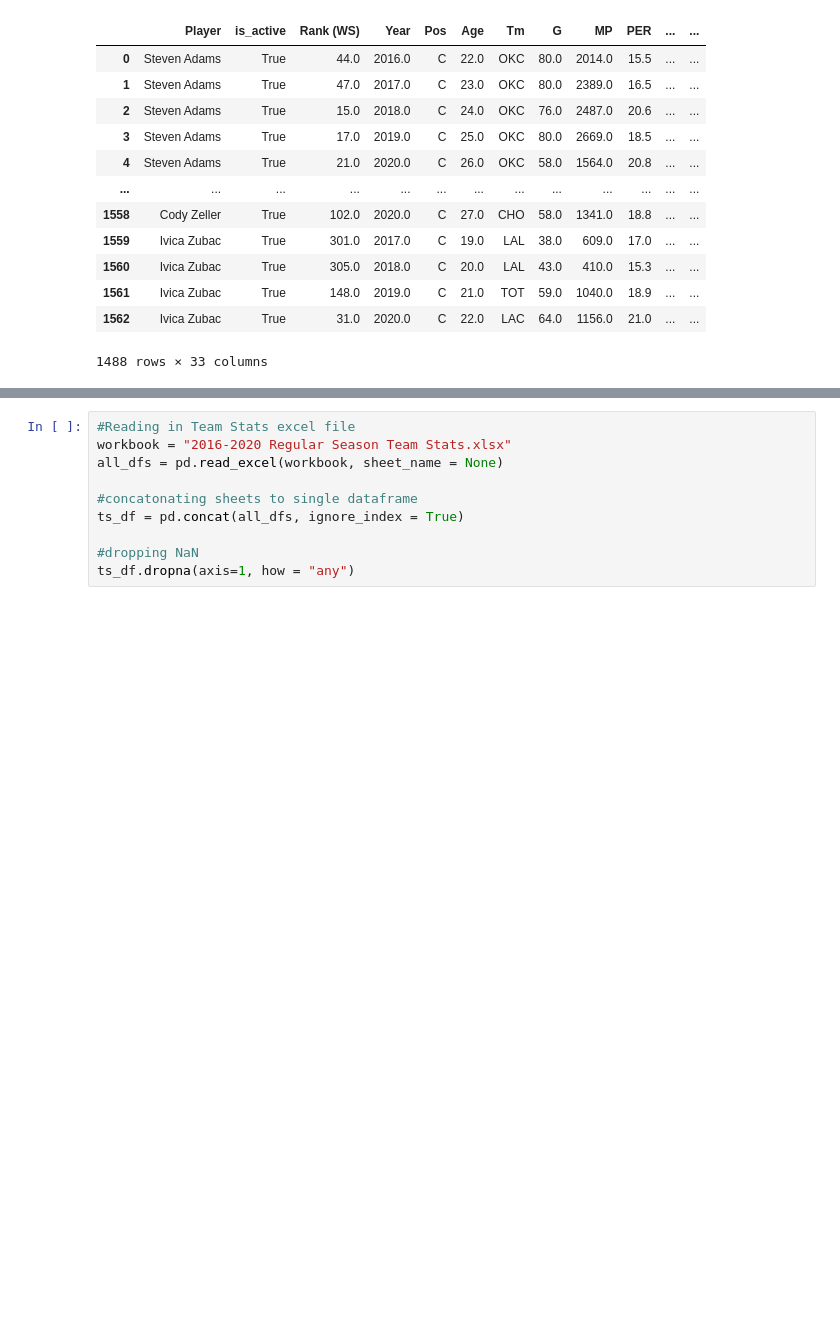
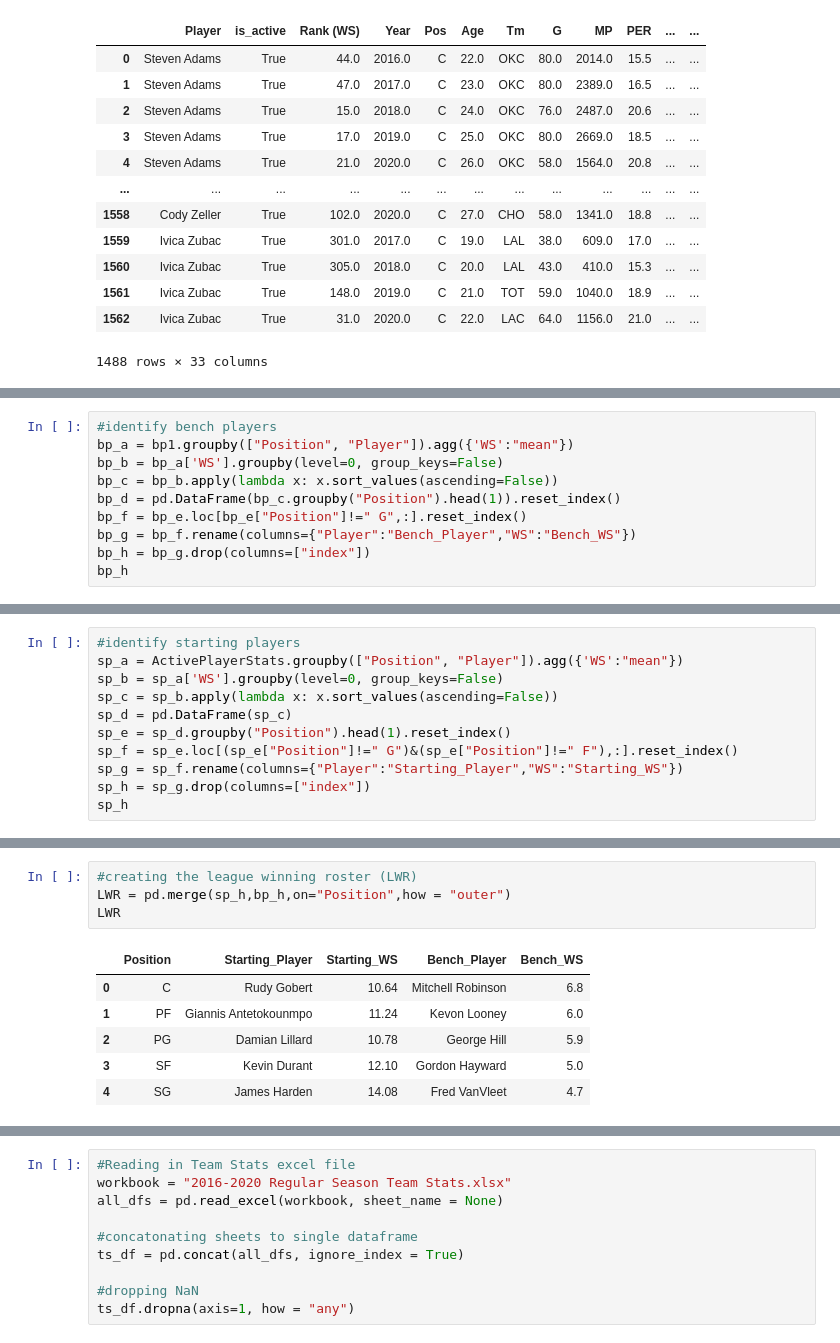
Before and after one commit to labulel/Projcet-1, a Jupyter notebook: project_1_code.v1.0.2.ipynb, the cells around one changed output, grey strips where cells are left out. Cells and saved outputs as stored; diff of their text form; blank space fills up the shorter version.

```diff
--- a/project_1_code.v1.0.2.ipynb
+++ b/project_1_code.v1.0.2.ipynb
@@ -188,0 +174,10 @@ for index, row in ActivePlayerStats2.iterrows():
+# %%
+#identify bench players
+bp_a = bp1.groupby(["Position", "Player"]).agg({'WS':"mean"})
+bp_b = bp_a['WS'].groupby(level=0, group_keys=False)
+bp_c = bp_b.apply(lambda x: x.sort_values(ascending=False))
+bp_d = pd.DataFrame(bp_c.groupby("Position").head(1)).reset_index()
+bp_f = bp_e.loc[bp_e["Position"]!=" G",:].reset_index()
+bp_g = bp_f.rename(columns={"Player":"Bench_Player","WS":"Bench_WS"})
+bp_h = bp_g.drop(columns=["index"])
+bp_h
@@ -188,0 +191,11 @@ for index, row in ActivePlayerStats2.iterrows():
+# %%
+#identify starting players
+sp_a = ActivePlayerStats.groupby(["Position", "Player"]).agg({'WS':"mean"})
+sp_b = sp_a['WS'].groupby(level=0, group_keys=False)
+sp_c = sp_b.apply(lambda x: x.sort_values(ascending=False))
+sp_d = pd.DataFrame(sp_c)
+sp_e = sp_d.groupby("Position").head(1).reset_index()
+sp_f = sp_e.loc[(sp_e["Position"]!=" G")&(sp_e["Position"]!=" F"),:].reset_index()
+sp_g = sp_f.rename(columns={"Player":"Starting_Player","WS":"Starting_WS"})
+sp_h = sp_g.drop(columns=["index"])
+sp_h
@@ -188,0 +209,11 @@ for index, row in ActivePlayerStats2.iterrows():
+# %%
+#creating the league winning roster (LWR)
+LWR = pd.merge(sp_h,bp_h,on="Position",how = "outer")
+LWR
+# %% [output]
+|  | Position | Starting_Player | Starting_WS | Bench_Player | Bench_WS |
+| 0 | C | Rudy Gobert | 10.64 | Mitchell Robinson | 6.8 |
+| 1 | PF | Giannis Antetokounmpo | 11.24 | Kevon Looney | 6.0 |
+| 2 | PG | Damian Lillard | 10.78 | George Hill | 5.9 |
+| 3 | SF | Kevin Durant | 12.10 | Gordon Hayward | 5.0 |
+| 4 | SG | James Harden | 14.08 | Fred VanVleet | 4.7 |
```
Also changed, not shown: parts of 7 cells of this notebook, 3 other files.
